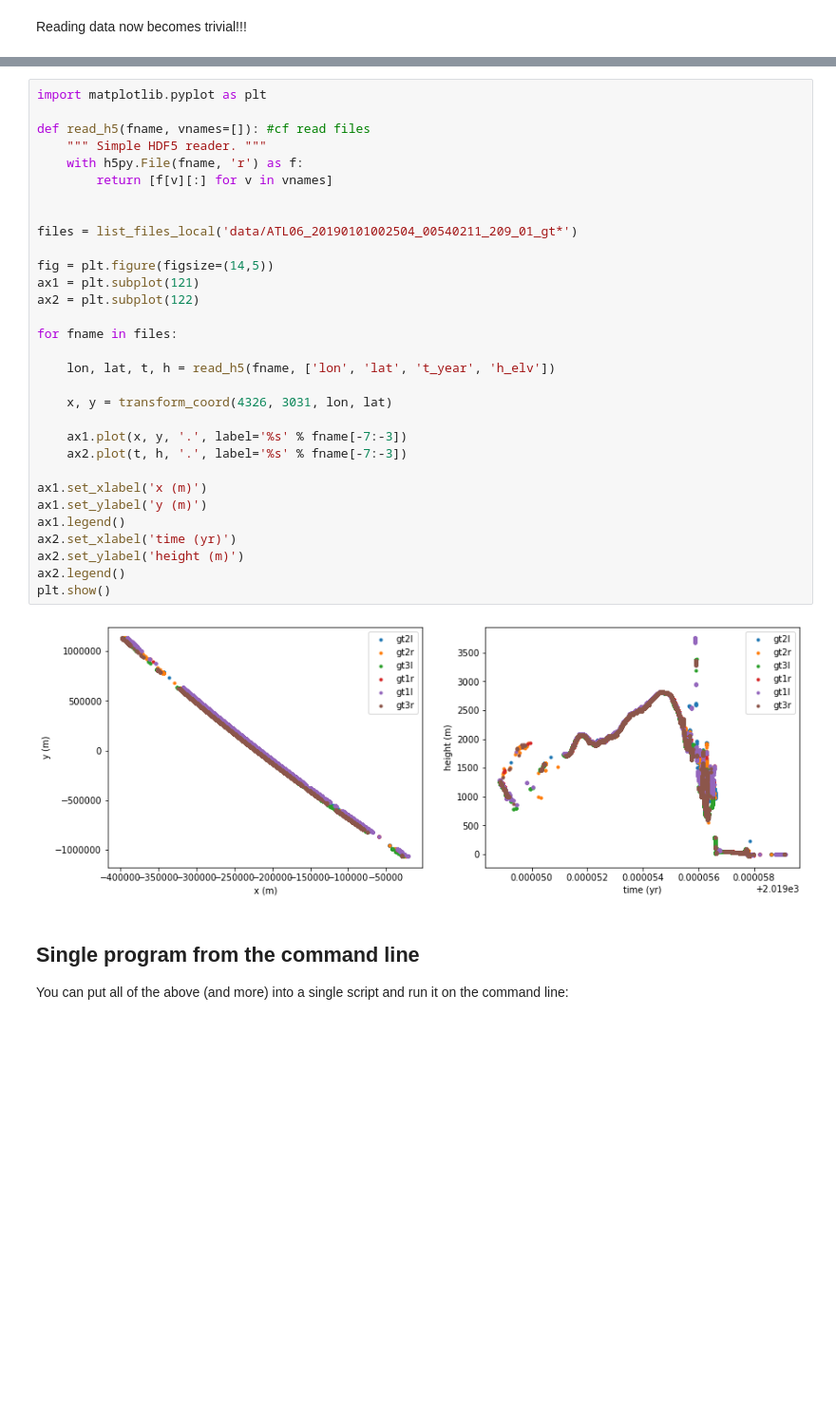
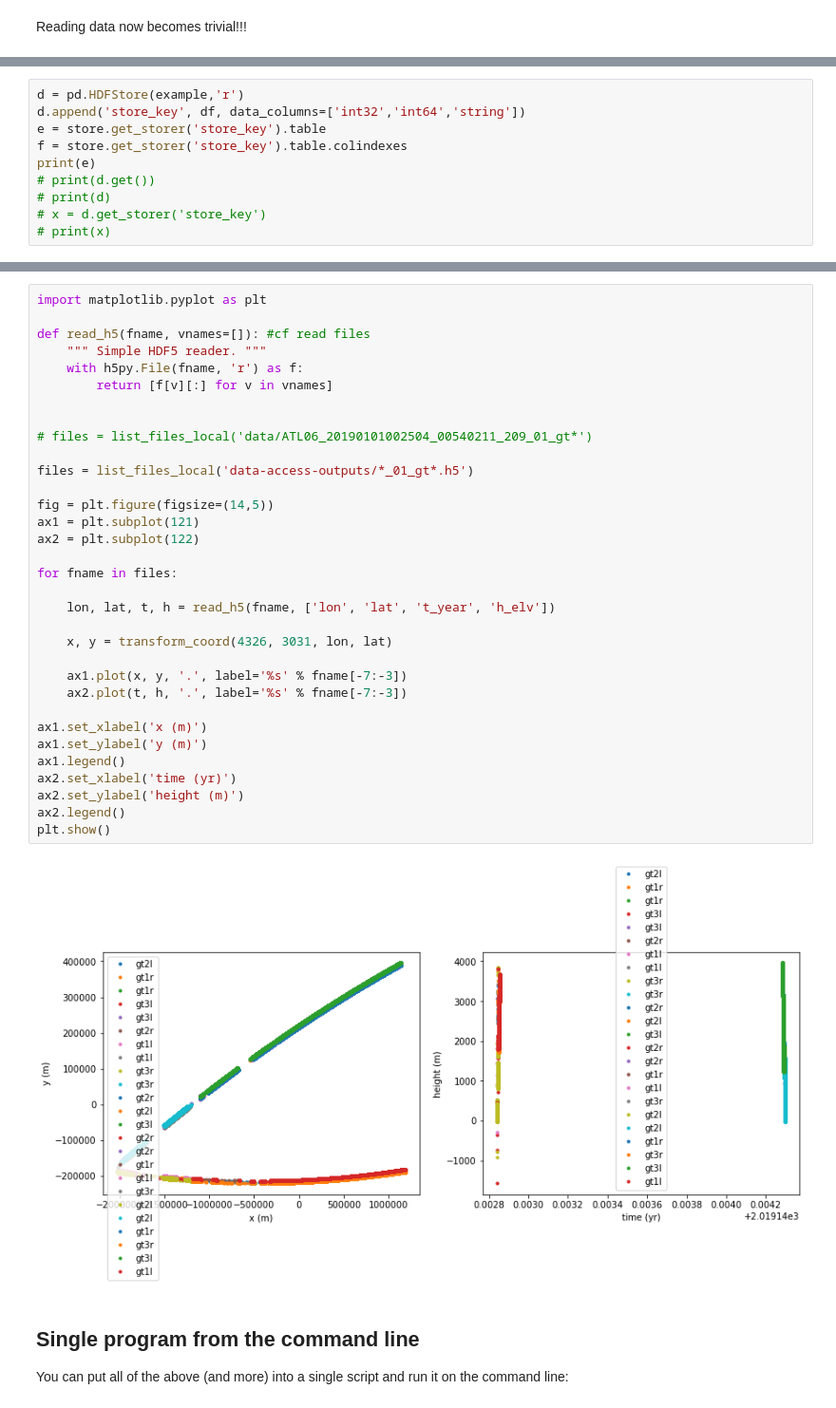
Before and after one commit to ICESAT-2HackWeek/glaciersat2, a Jupyter notebook: data-access/notebooks/redu-is2-files.ipynb, the cells around one changed output, grey strips where cells are left out. Shown at 95% size. Cells and saved outputs as stored; diff of their text form; blank space fills up the shorter version.

```diff
--- a/data-access/notebooks/redu-is2-files.ipynb
+++ b/data-access/notebooks/redu-is2-files.ipynb
@@ -589,0 +387,10 @@ Reading data now becomes trivial!!!
+# %%
+d = pd.HDFStore(example,'r')
+d.append('store_key', df, data_columns=['int32','int64','string'])
+e = store.get_storer('store_key').table
+f = store.get_storer('store_key').table.colindexes
+print(e)
+# print(d.get())
+# print(d)
+# x = d.get_storer('store_key')
+# print(x)
@@ -591,35 +465,37 @@ Reading data now becomes trivial!!!
 import matplotlib.pyplot as plt
 
 def read_h5(fname, vnames=[]): #cf read files
     """ Simple HDF5 reader. """
     with h5py.File(fname, 'r') as f:
         return [f[v][:] for v in vnames]
 
 
-files = list_files_local('data/ATL06_20190101002504_00540211_209_01_gt*')
+# files = list_files_local('data/ATL06_20190101002504_00540211_209_01_gt*')
+
+files = list_files_local('data-access-outputs/*_01_gt*.h5')
 
 fig = plt.figure(figsize=(14,5))
 ax1 = plt.subplot(121)
 ax2 = plt.subplot(122)
 
 for fname in files:
 
     lon, lat, t, h = read_h5(fname, ['lon', 'lat', 't_year', 'h_elv'])
 
     x, y = transform_coord(4326, 3031, lon, lat)
 
     ax1.plot(x, y, '.', label='%s' % fname[-7:-3])
     ax2.plot(t, h, '.', label='%s' % fname[-7:-3])
 
 ax1.set_xlabel('x (m)')
 ax1.set_ylabel('y (m)')
 ax1.legend()
 ax2.set_xlabel('time (yr)')
 ax2.set_ylabel('height (m)')
 ax2.legend()
 plt.show()
 # %% [output]
-[figure, old version]
+[figure, new version]
 # %% [markdown]
 ## Single program from the command line
 
```
Also changed, not shown: parts of 41 cells of this notebook.
